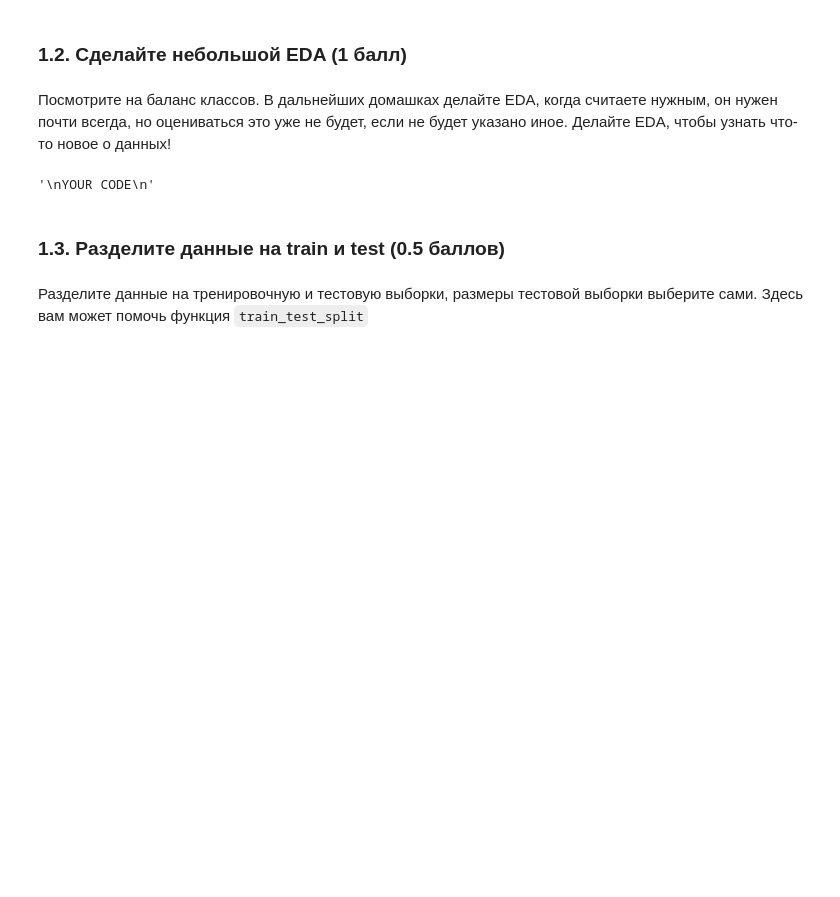
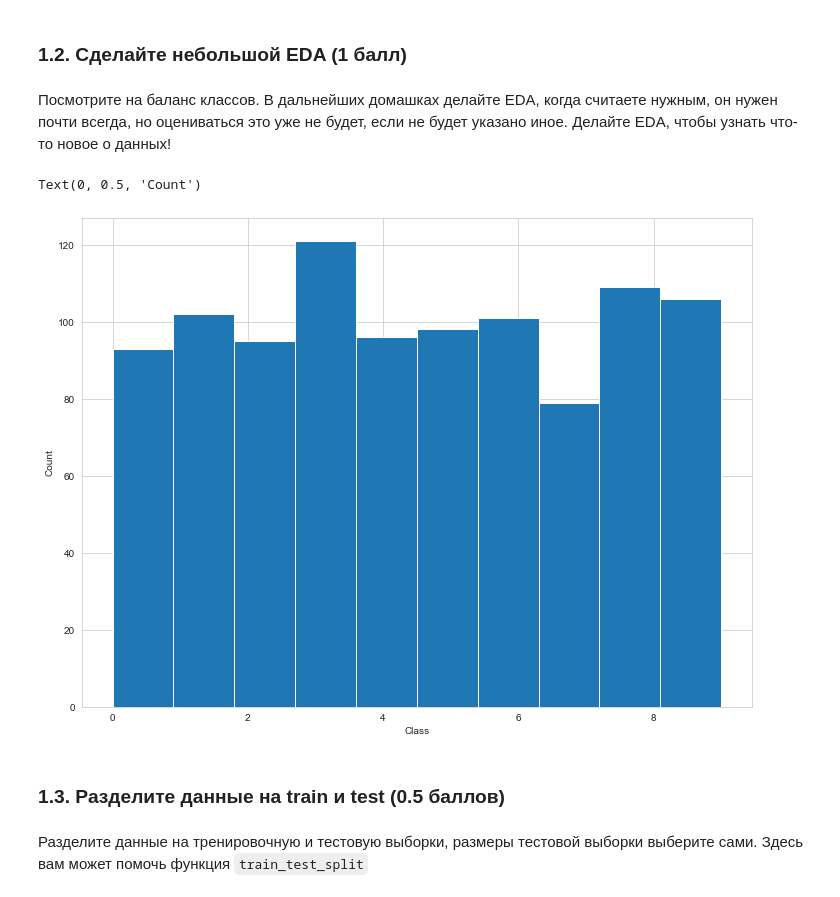
Before and after one commit to ValeriiaLadyhina/BI_ML_2021, a Jupyter notebook: HW 1 KNN/KNN.ipynb, the cells around one changed output. Saved outputs shown, nothing was run; the diff lists cells and outputs as text; code cells hidden in the pictures; blank space fills up the shorter version.

```diff
--- a/HW 1 KNN/KNN.ipynb
+++ b/HW 1 KNN/KNN.ipynb
@@ -73,8 +73,13 @@ for num, x in enumerate(classes):
 # %% [markdown]
 Посмотрите на баланс классов. В дальнейших домашках делайте EDA, когда считаете нужным, он нужен почти всегда, но оцениваться это уже не будет, если не будет указано иное. Делайте EDA, чтобы узнать что-то новое о данных!
 # %%
+y_new = np.sort_complex(y)
+plt.hist(y_new)
+plt.xlabel('Class')
+plt.ylabel('Сount')
 # %% [output]
-'\nYOUR CODE\n'
+Text(0, 0.5, 'Сount')
+[figure, added]
 # %% [markdown]
 ### 1.3. Разделите данные на train и test (0.5 баллов)
 # %% [markdown]
```
Also changed, not shown: parts of 27 cells of this notebook, 2 other files.
